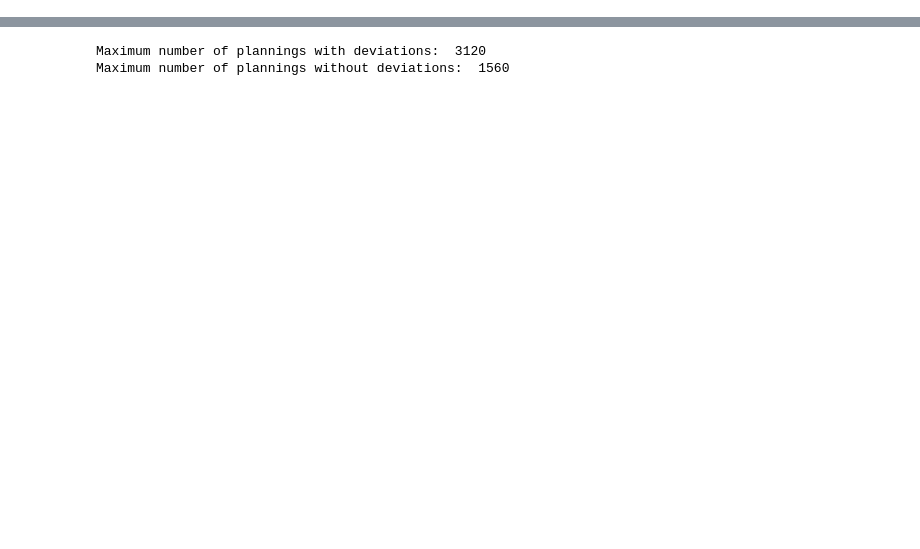
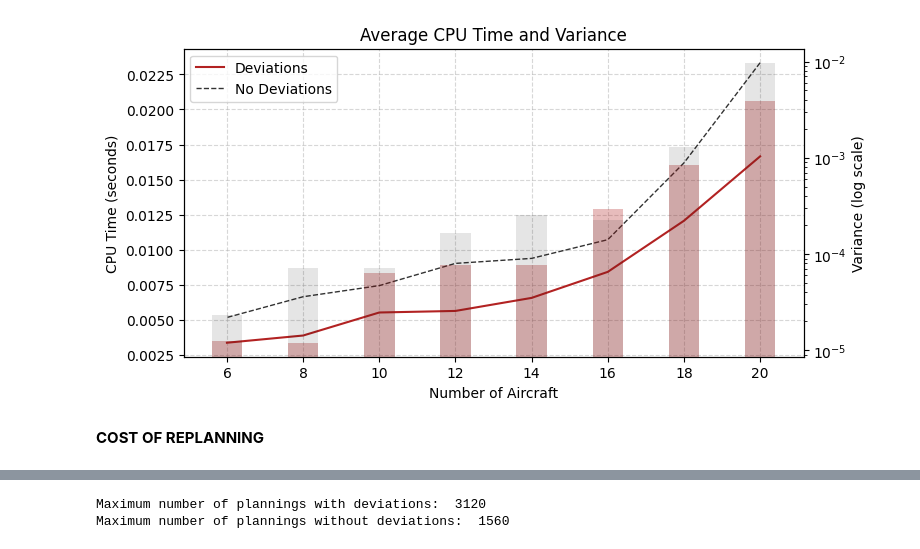
Before and after one commit to axeleth/BPAI, a Jupyter notebook: MAPF tutorials/Lab_Assignment2_ABMS/Lab_Assignment2_ABMS/tests.ipynb, the cells around one changed output, grey strips where cells are left out. Cells and saved outputs as stored; diff of their text form; code cells hidden in the pictures; blank space fills up the shorter version.

```diff
--- a/MAPF tutorials/Lab_Assignment2_ABMS/Lab_Assignment2_ABMS/tests.ipynb
+++ b/MAPF tutorials/Lab_Assignment2_ABMS/Lab_Assignment2_ABMS/tests.ipynb
@@ -76,0 +136,22 @@ final_df
+# %%
+fig, ax1 = plt.subplots(figsize=(8,4), dpi=100)
+ax1.plot(final_df['number of aircraft'], final_df['average cpu time'], color='firebrick', label='Deviations')
+ax1.plot(final_df_no_dev['number of aircraft'], final_df_no_dev['average cpu time'], color='black', alpha=0.8, linewidth=1, linestyle = "--", label='No Deviations')
+ax1.set_xlabel('Number of Aircraft')
+ax1.set_ylabel('CPU Time (seconds)')
+ax1.grid(True, linestyle='--', alpha=0.5)
+ax1.set_title('Average CPU Time and Variance')
+ax1.legend()
+
+ax2 = ax1.twinx()
+ax2.set_yscale('log')
+ax2.bar(final_df['number of aircraft'], final_df['variance'], color='firebrick', alpha=0.3)
+ax2.bar(final_df_no_dev['number of aircraft'], final_df_no_dev['variance'], color='black', alpha=0.1)
+ax2.set_ylabel('Variance (log scale)')
+plt.savefig('CPU_time_and_variance.pdf', format='pdf')
+
+plt.show()
+# %% [output]
+[figure, added]
+# %% [markdown]
+**COST OF REPLANNING**
```
Also changed, not shown: parts of 30 cells of this notebook, 17 other files.
